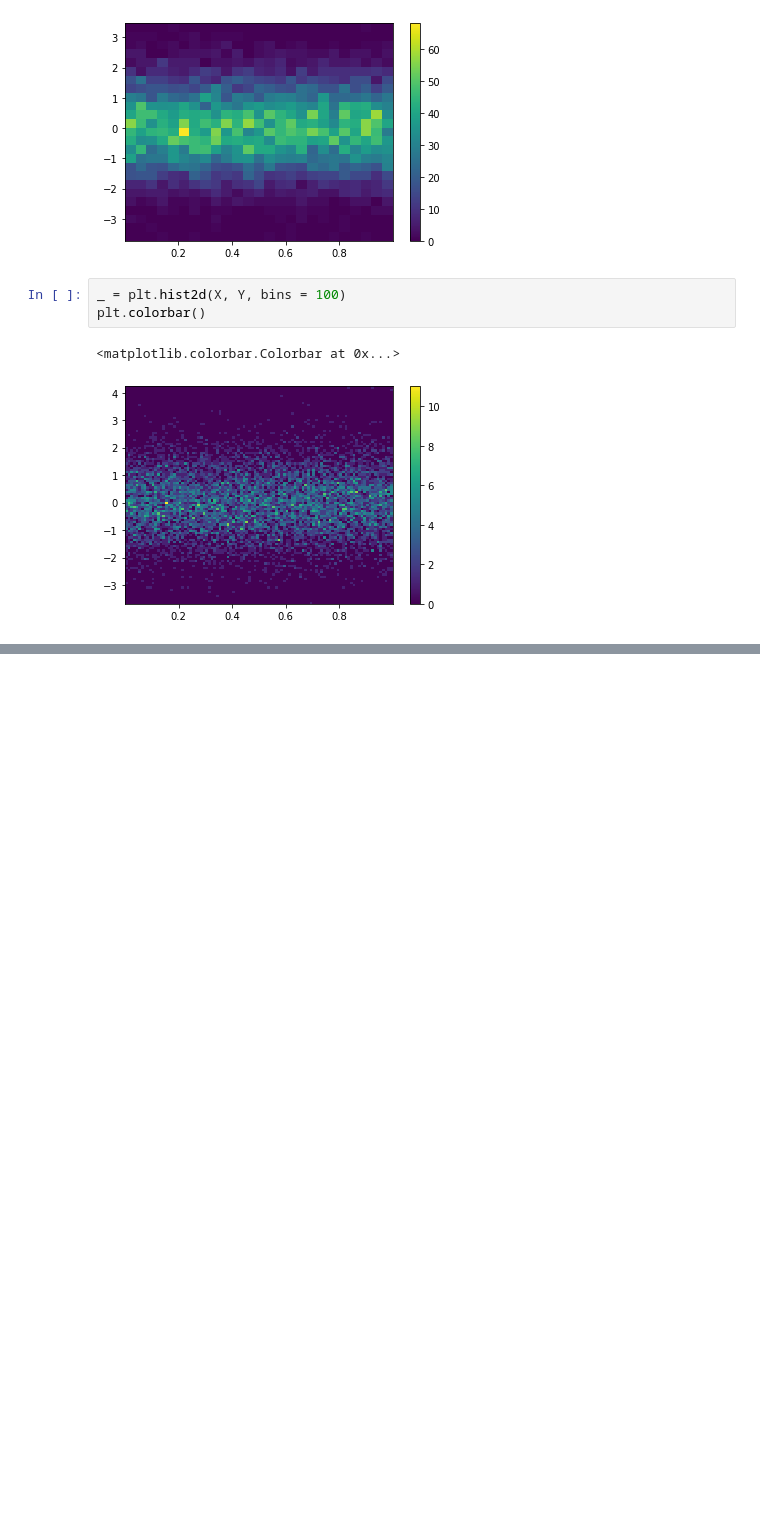
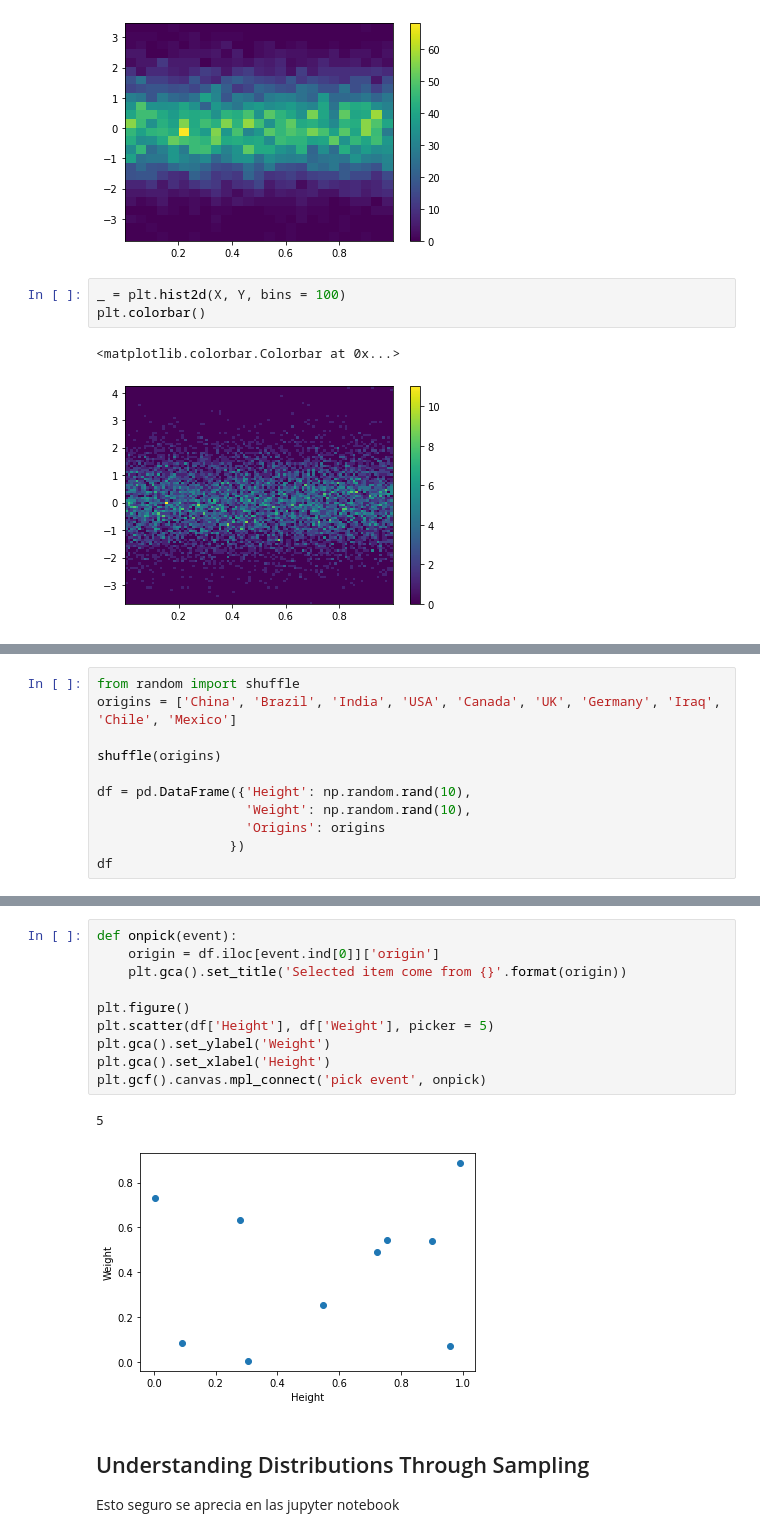
Before and after one commit to EduardoMontero-100/DataScience, a Jupyter notebook: coursera/exercises_matplotlib.ipynb, the cells around one changed output, grey strips where cells are left out. Saved outputs shown, nothing was run; the diff lists cells and outputs as text; blank space fills up the shorter version.

```diff
--- a/coursera/exercises_matplotlib.ipynb
+++ b/coursera/exercises_matplotlib.ipynb
@@ -531,0 +581,11 @@ plt.colorbar()
+# %%
+from random import shuffle
+origins = ['China', 'Brazil', 'India', 'USA', 'Canada', 'UK', 'Germany', 'Iraq', 'Chile', 'Mexico']
+
+shuffle(origins)
+
+df = pd.DataFrame({'Height': np.random.rand(10),
+                   'Weight': np.random.rand(10),
+                   'Origins': origins
+                 })
+df
@@ -531,0 +604,16 @@ plt.colorbar()
+# %%
+def onpick(event):
+    origin = df.iloc[event.ind[0]]['origin']
+    plt.gca().set_title('Selected item come from {}'.format(origin))
+
+plt.figure()
+plt.scatter(df['Height'], df['Weight'], picker = 5)
+plt.gca().set_ylabel('Weight')
+plt.gca().set_xlabel('Height')
+plt.gcf().canvas.mpl_connect('pick event', onpick)
+# %% [output]
+5
+[figure, added]
+# %% [markdown]
+## Understanding Distributions Through Sampling
+Esto seguro se aprecia en las jupyter notebook
```
Also changed, not shown: parts of 10 cells of this notebook, 5 other files.
